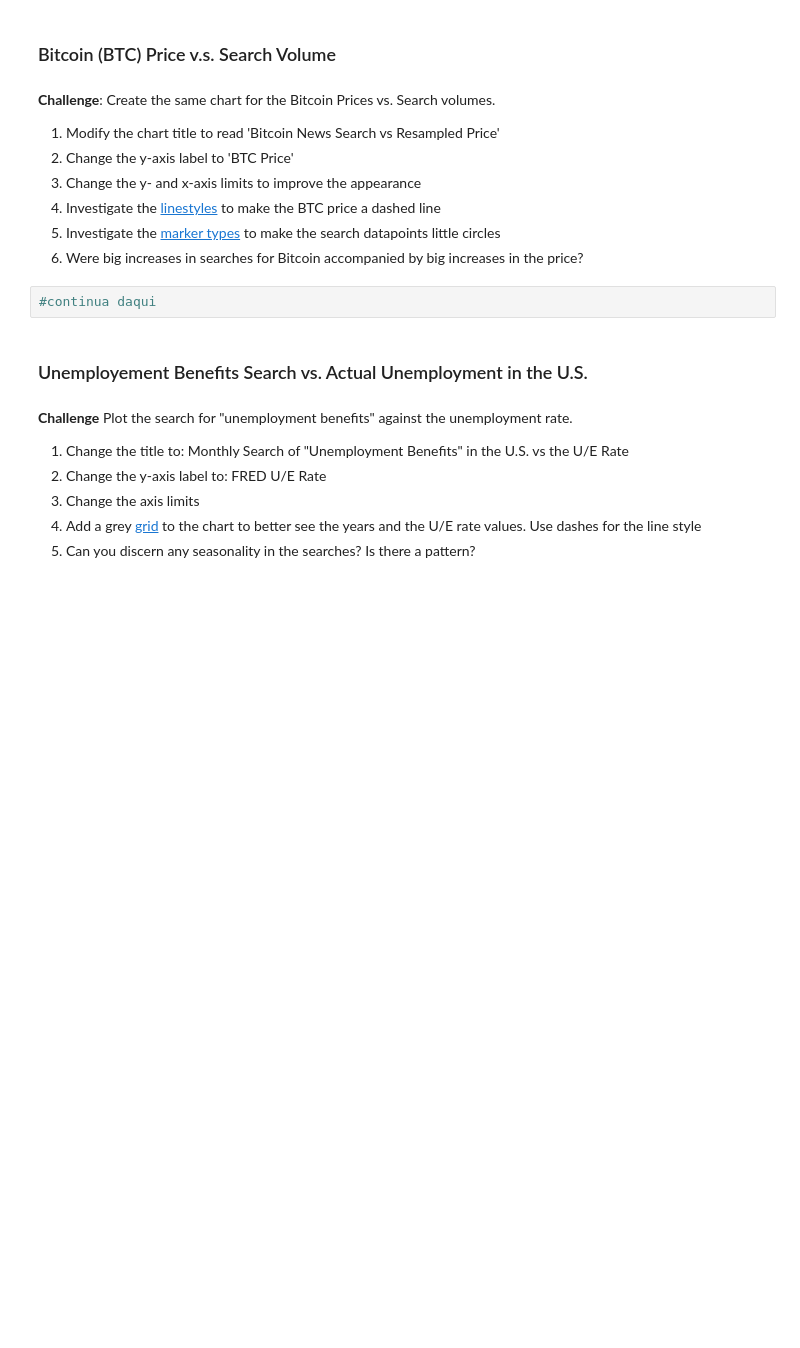
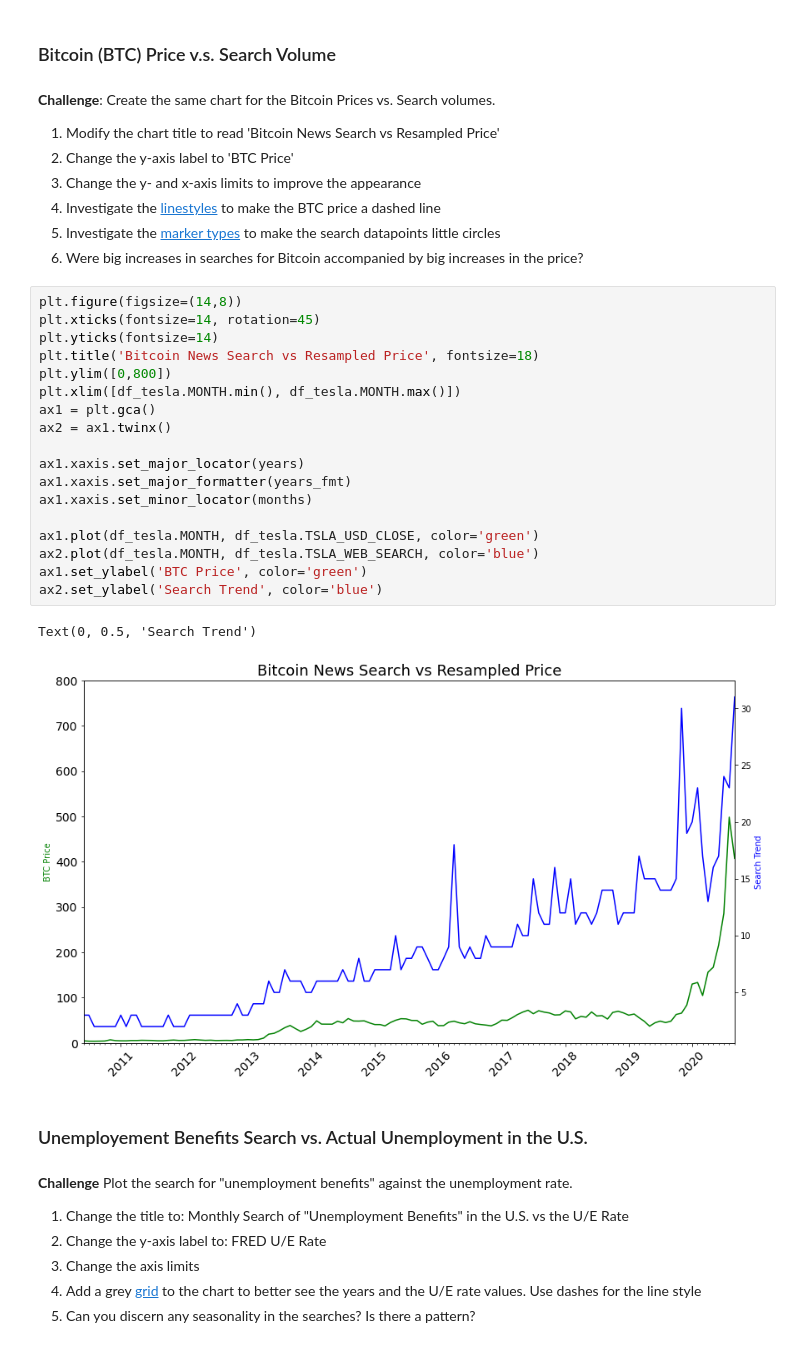
Before and after one commit to julioreis-dev/tutorial_pandas, a Jupyter notebook: Google_Trends_and_Data_Visualisation_(start).ipynb, the cells around one changed output. Cells and saved outputs as stored; diff of their text form; blank space fills up the shorter version.

```diff
--- a/Google_Trends_and_Data_Visualisation_(start).ipynb
+++ b/Google_Trends_and_Data_Visualisation_(start).ipynb
@@ -396,8 +396,27 @@ plt.show()
 4. Investigate the [linestyles](https://matplotlib.org/3.2.1/api/_as_gen/matplotlib.pyplot.plot.html ) to make the BTC price a dashed line <br>
 5. Investigate the [marker types](https://matplotlib.org/3.2.1/api/markers_api.html) to make the search datapoints little circles <br>
 6. Were big increases in searches for Bitcoin accompanied by big increases in the price?
-# %%
-#continua daqui
+# %%
+plt.figure(figsize=(14,8))
+plt.xticks(fontsize=14, rotation=45)
+plt.yticks(fontsize=14)
+plt.title('Bitcoin News Search vs Resampled Price', fontsize=18)
+plt.ylim([0,800])
+plt.xlim([df_tesla.MONTH.min(), df_tesla.MONTH.max()])
+ax1 = plt.gca()
+ax2 = ax1.twinx()
+
+ax1.xaxis.set_major_locator(years)
+ax1.xaxis.set_major_formatter(years_fmt)
+ax1.xaxis.set_minor_locator(months)
+
+ax1.plot(df_tesla.MONTH, df_tesla.TSLA_USD_CLOSE, color='green')
+ax2.plot(df_tesla.MONTH, df_tesla.TSLA_WEB_SEARCH, color='blue')
+ax1.set_ylabel('BTC Price', color='green')
+ax2.set_ylabel('Search Trend', color='blue')
+# %% [output]
+Text(0, 0.5, 'Search Trend')
+[figure, added]
 # %% [markdown]
 ### Unemployement Benefits Search vs. Actual Unemployment in the U.S.
 # %% [markdown]
```
